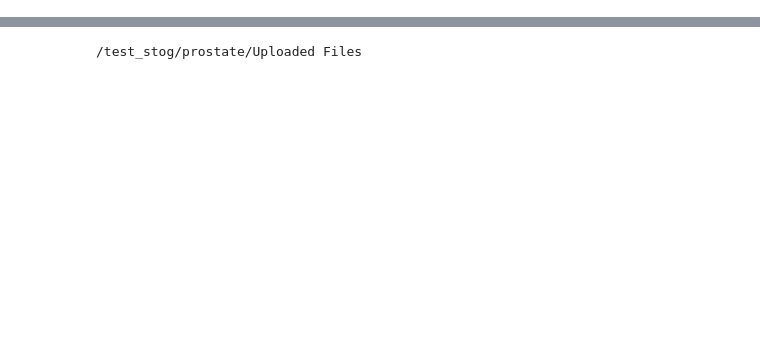
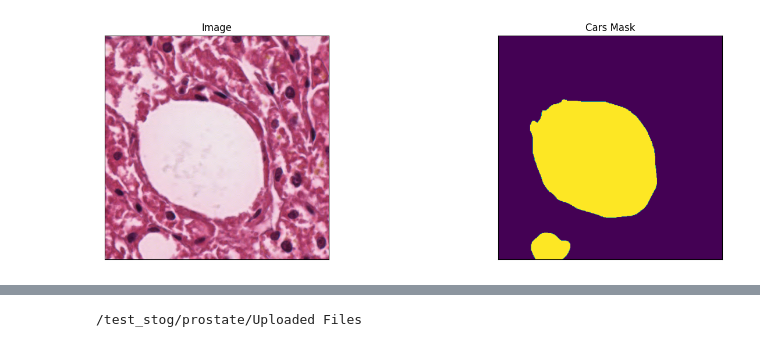
Before and after one commit to DeepMIALab/PathoSeg, a Jupyter notebook: original_relabelling.ipynb, the cells around one changed output, grey strips where cells are left out. Saved outputs shown, nothing was run; the diff lists cells and outputs as text; code cells hidden in the pictures; blank space fills up the shorter version.

```diff
--- a/original_relabelling.ipynb
+++ b/original_relabelling.ipynb
@@ -12,3 +100,6 @@ from sklearn.feature_extraction import image
 # %%
-!pip install imutils
+visualize(
+    image=batch[0][1],
+    cars_mask=batch[1][1].squeeze(),
+    )
 # %% [output]
@@ -23,0 +106 @@ Successfully installed imutils-0.5.4
+[figure, added]
```
Also changed, not shown: parts of 12 cells of this notebook, 13 other files.
